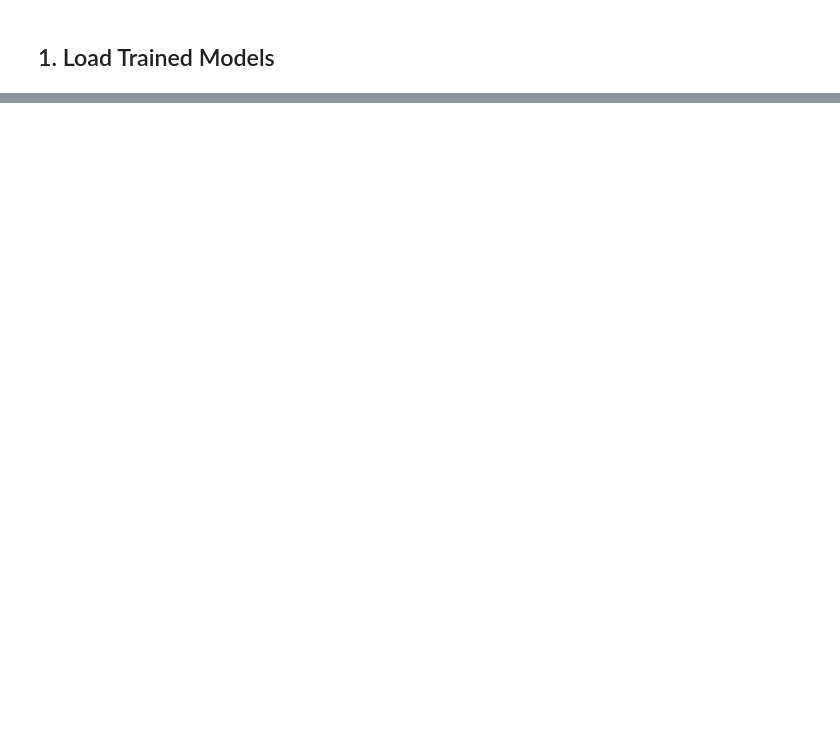
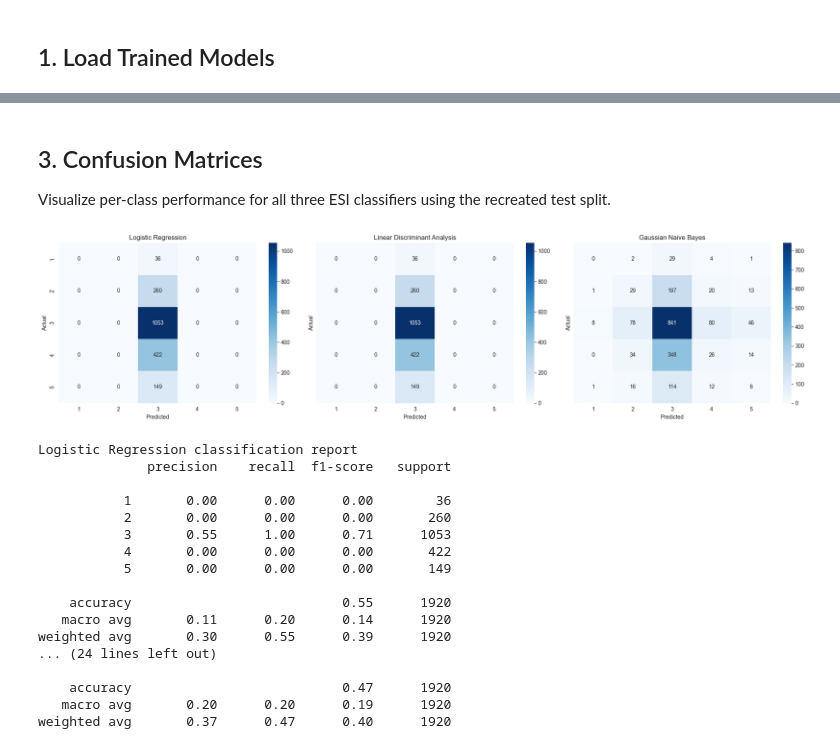
Before and after one commit to SukjinMun/DS5110-Final-Project, a Jupyter notebook: notebooks/01_model_evaluation.ipynb, the cells around one changed output, grey strips where cells are left out. Saved outputs shown, nothing was run; the diff lists cells and outputs as text; code cells hidden in the pictures; blank space fills up the shorter version.

```diff
--- a/notebooks/01_model_evaluation.ipynb
+++ b/notebooks/01_model_evaluation.ipynb
@@ -46,0 +311,56 @@ print(f'\nWait time model features: {len(wait_time_model["feature_names"])}')
+# %% [markdown]
+## 3. Confusion Matrices
+
+Visualize per-class performance for all three ESI classifiers using the recreated test split.
+# %%
+classification_eval = evaluation_assets['classification']
+models_for_confusion = [
+    ('Logistic Regression', clf_logistic, classification_eval['X_logistic']),
+    ('Linear Discriminant Analysis', clf_lda, classification_eval['X_lda']),
+    ('Gaussian Naive Bayes', clf_nb, classification_eval['X_nb'])
+]
+
+fig, axes = plt.subplots(1, 3, figsize=(20, 5), sharex=True, sharey=True)
+labels = classification_eval['labels']
+
+for ax, (name, model, X_eval) in zip(axes, models_for_confusion):
+    y_pred = model.predict(X_eval)
+    cm = confusion_matrix(classification_eval['y_test'], y_pred, labels=labels)
+    sns.heatmap(
+        cm,
+        annot=True,
+        fmt='d',
+        cmap='Blues',
+        xticklabels=labels,
+        yticklabels=labels,
+        ax=ax
+    )
+    ax.set_title(name)
+    ax.set_xlabel('Predicted')
+    ax.set_ylabel('Actual')
+
+plt.tight_layout()
+plt.show()
+
+for name, model, X_eval in models_for_confusion:
+    print(f"\n{name} classification report")
+    print(classification_report(classification_eval['y_test'], model.predict(X_eval), labels=labels))
+# %% [output]
+[figure, added]
+Logistic Regression classification report
+              precision    recall  f1-score   support
+
+           1       0.00      0.00      0.00        36
+           2       0.00      0.00      0.00       260
+           3       0.55      1.00      0.71      1053
+           4       0.00      0.00      0.00       422
+           5       0.00      0.00      0.00       149
+
+    accuracy                           0.55      1920
+   macro avg       0.11      0.20      0.14      1920
+weighted avg       0.30      0.55      0.39      1920
+... (24 lines left out)
+
+    accuracy                           0.47      1920
+   macro avg       0.20      0.20      0.19      1920
+weighted avg       0.37      0.47      0.40      1920
```
Also changed, not shown: parts of 18 cells of this notebook, 24 other files.
